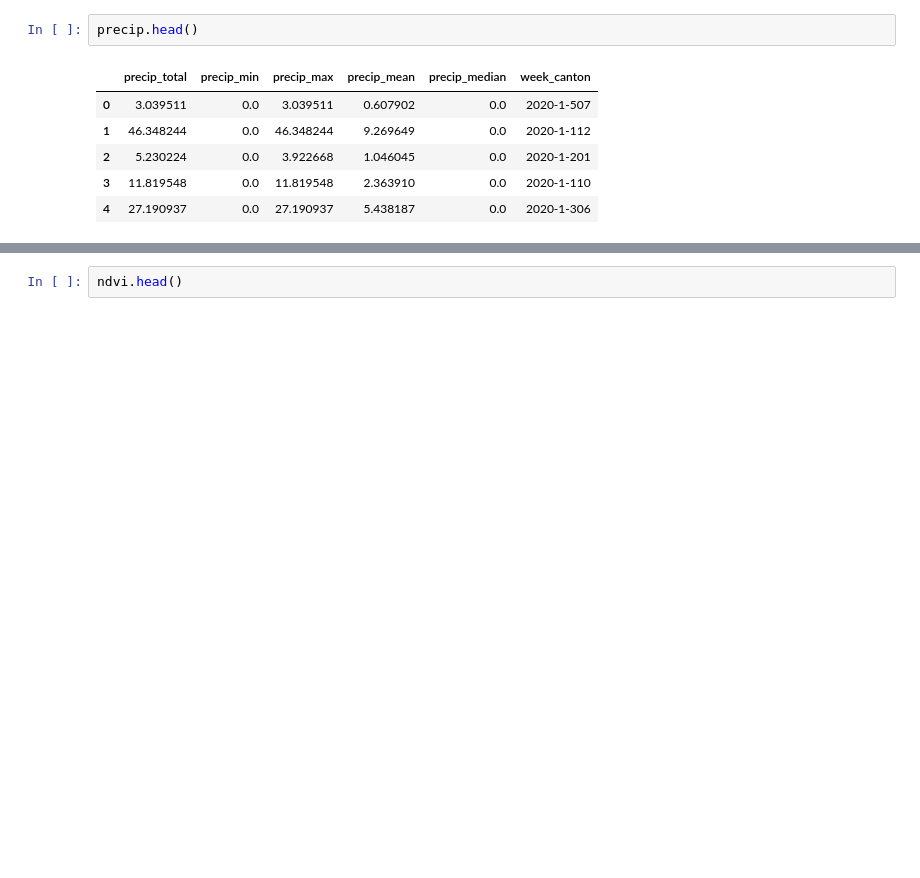
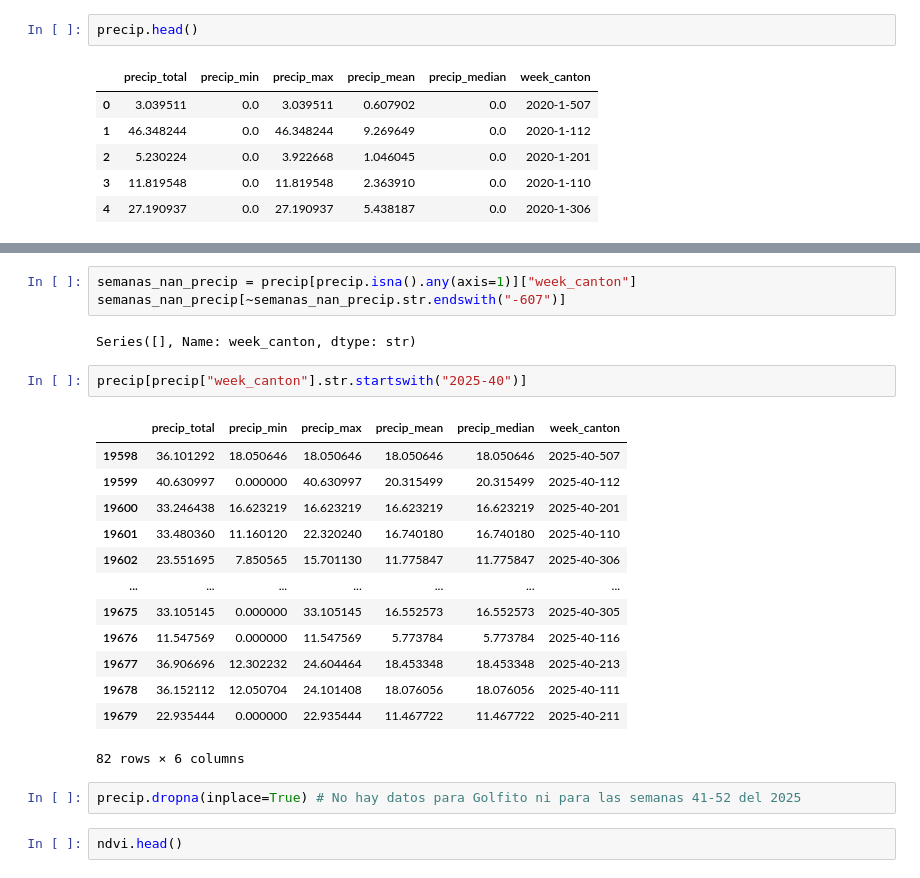
Before and after one commit to artisticlimon/dengue-model, a Jupyter notebook: processing/integrate_data/integrate_data.ipynb, the cells around one changed output, grey strips where cells are left out. Drawn from its saved outputs; the diff is of its cells as text; blank space fills up the shorter version.

```diff
--- a/processing/integrate_data/integrate_data.ipynb
+++ b/processing/integrate_data/integrate_data.ipynb
@@ -136,3 +213,26 @@ precip.head()
+# %%
+semanas_nan_precip = precip[precip.isna().any(axis=1)]["week_canton"]
+semanas_nan_precip[~semanas_nan_precip.str.endswith("-607")]
+# %% [output]
+Series([], Name: week_canton, dtype: str)
+# %%
+precip[precip["week_canton"].str.startswith("2025-40")]
+# %% [output]
+|  | precip_total | precip_min | precip_max | precip_mean | precip_median | week_canton |
+| 19598 | 36.101292 | 18.050646 | 18.050646 | 18.050646 | 18.050646 | 2025-40-507 |
+| 19599 | 40.630997 | 0.000000 | 40.630997 | 20.315499 | 20.315499 | 2025-40-112 |
+| 19600 | 33.246438 | 16.623219 | 16.623219 | 16.623219 | 16.623219 | 2025-40-201 |
+| 19601 | 33.480360 | 11.160120 | 22.320240 | 16.740180 | 16.740180 | 2025-40-110 |
+| 19602 | 23.551695 | 7.850565 | 15.701130 | 11.775847 | 11.775847 | 2025-40-306 |
+| ... | ... | ... | ... | ... | ... | ... |
+| 19675 | 33.105145 | 0.000000 | 33.105145 | 16.552573 | 16.552573 | 2025-40-305 |
+| 19676 | 11.547569 | 0.000000 | 11.547569 | 5.773784 | 5.773784 | 2025-40-116 |
+| 19677 | 36.906696 | 12.302232 | 24.604464 | 18.453348 | 18.453348 | 2025-40-213 |
+| 19678 | 36.152112 | 12.050704 | 24.101408 | 18.076056 | 18.076056 | 2025-40-111 |
+| 19679 | 22.935444 | 0.000000 | 22.935444 | 11.467722 | 11.467722 | 2025-40-211 |
+82 rows × 6 columns
+# %%
+precip.dropna(inplace=True) # No hay datos para Golfito ni para las semanas 41-52 del 2025
 # %%
 ndvi.head()
 # %% [output]
```
Also changed, not shown: parts of 39 cells of this notebook.
